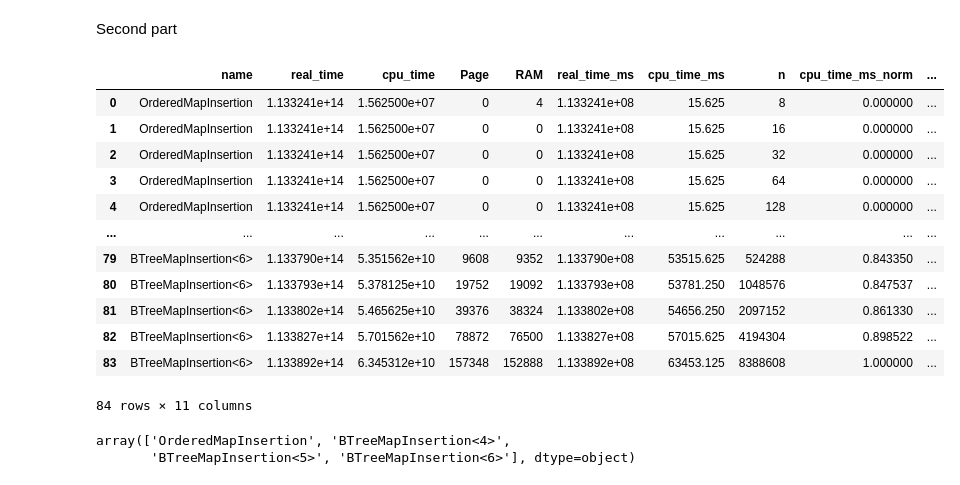
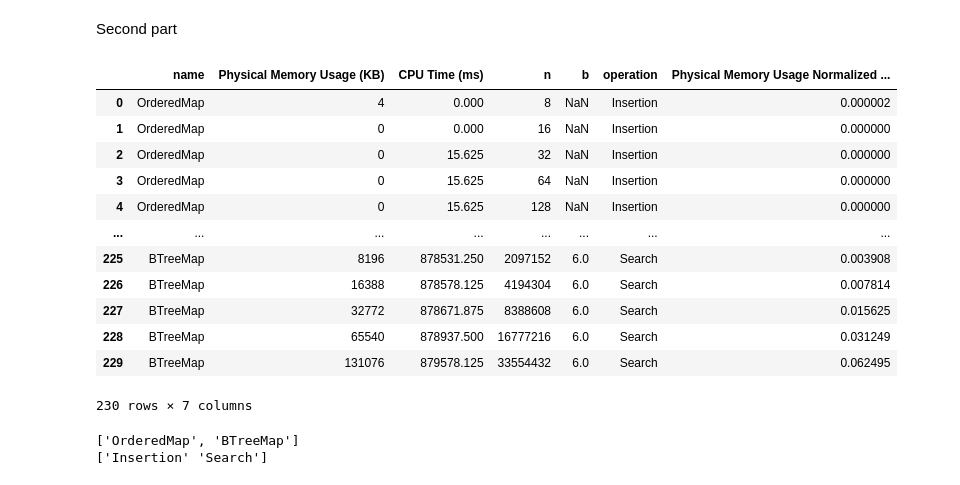
Before and after one commit to APAL-T2-2025/ASN1, a Jupyter notebook: notebook/b_tree.ipynb, the cells around one changed output. Drawn from its saved outputs; the diff is of its cells as text; code cells hidden in the pictures.

```diff
--- a/notebook/b_tree.ipynb
+++ b/notebook/b_tree.ipynb
@@ -128,44 +213,65 @@ Second part
 # %%
 with open("../code/btree/build/Release/output_over_n.json") as f:
     data = json.load(f)
 
 benchmarks = data['benchmarks']
 
 btree_df = pd.DataFrame(benchmarks)
 
-btree_df['real_time_ms'] = btree_df['real_time'] / 1e6
+# btree_df['real_time_ms'] = btree_df['real_time'] / 1e6
 btree_df['cpu_time_ms'] = btree_df['cpu_time'] / 1e6
 btree_df['RAM'] = btree_df['RAM'].astype(int)
-btree_df['Page'] = btree_df['Page'].astype(int)
+# btree_df['Page'] = btree_df['Page'].astype(int)
 
 btree_df['n'] = btree_df['name'].apply(lambda x: pd.to_numeric(x.split('/')[1]) if len(x.split('/')) > 1 else None)
+btree_df['b'] = pd.to_numeric(btree_df['name'].str.extract(r'<(\d+)>')[0])
 btree_df['name'] = btree_df['name'].apply(lambda x: x.split('/')[0] if '/' in x else x)
+btree_df['operation'] = btree_df['name'].apply(lambda x: x.split('_')[1].split('<')[0] if '_' in x else x)
+btree_df['name'] = btree_df['name'].apply(lambda x: x.split('_')[0].split('>')[0] if '_' in x else x)
 
-btree_df['cpu_time_ms_norm'] = scaler.fit_transform(btree_df[['cpu_time_ms']])
-btree_df['RAM_norm'] = scaler.fit_transform(btree_df[['RAM']])
-btree_df['Page_norm'] = scaler.fit_transform(btree_df[['Page']])
+# btree_df['cpu_time_ms_norm'] = (btree_df['cpu_time_ms'] - btree_df['cpu_time_ms'].min()) / (btree_df['cpu_time_ms'].max() - btree_df['cpu_time_ms'].min())
+btree_df['RAM_norm'] = (btree_df['RAM'] - btree_df['RAM'].min()) / (btree_df['RAM'].max() - btree_df['RAM'].min())
+# btree_df['Page_norm'] = scaler.fit_transform(btree_df[['Page']])
 
-btree_df.drop(columns=['iterations', 'repetition_index', 'run_name', 'repetitions', 'threads', 'run_type', 'family_index', 'per_family_instance_index', 'time_unit'], inplace=True)
+btree_df.drop(columns=['real_time', 'cpu_time','iterations', 'repetition_index', 'run_name', 'repetitions', 'threads', 'run_type', 'family_index', 'per_family_instance_index', 'time_unit', 'Page', 'real_time'], inplace=True)
+
+btree_df.rename(columns={
+    'cpu_time_ms_norm': 'CPU Time Normalized [0, 1]',
+    'cpu_time_ms': 'CPU Time (ms)',
+    'RAM': 'Physical Memory Usage (KB)',
+    'RAM_norm': 'Physical Memory Usage Normalized [0, 1]',
+}, inplace=True)
 
 btree_df
 # %% [output]
-|  | name | real_time | cpu_time | Page | RAM | real_time_ms | cpu_time_ms | n | cpu_time_ms_norm | ... |
-| 0 | OrderedMapInsertion | 1.133241e+14 | 1.562500e+07 | 0 | 4 | 1.133241e+08 | 15.625 | 8 | 0.000000 | ... |
-| 1 | OrderedMapInsertion | 1.133241e+14 | 1.562500e+07 | 0 | 0 | 1.133241e+08 | 15.625 | 16 | 0.000000 | ... |
-| 2 | OrderedMapInsertion | 1.133241e+14 | 1.562500e+07 | 0 | 0 | 1.133241e+08 | 15.625 | 32 | 0.000000 | ... |
-| 3 | OrderedMapInsertion | 1.133241e+14 | 1.562500e+07 | 0 | 0 | 1.133241e+08 | 15.625 | 64 | 0.000000 | ... |
-| 4 | OrderedMapInsertion | 1.133241e+14 | 1.562500e+07 | 0 | 0 | 1.133241e+08 | 15.625 | 128 | 0.000000 | ... |
-| ... | ... | ... | ... | ... | ... | ... | ... | ... | ... | ... |
-| 79 | BTreeMapInsertion<6> | 1.133790e+14 | 5.351562e+10 | 9608 | 9352 | 1.133790e+08 | 53515.625 | 524288 | 0.843350 | ... |
-| 80 | BTreeMapInsertion<6> | 1.133793e+14 | 5.378125e+10 | 19752 | 19092 | 1.133793e+08 | 53781.250 | 1048576 | 0.847537 | ... |
-| 81 | BTreeMapInsertion<6> | 1.133802e+14 | 5.465625e+10 | 39376 | 38324 | 1.133802e+08 | 54656.250 | 2097152 | 0.861330 | ... |
-| 82 | BTreeMapInsertion<6> | 1.133827e+14 | 5.701562e+10 | 78872 | 76500 | 1.133827e+08 | 57015.625 | 4194304 | 0.898522 | ... |
-| 83 | BTreeMapInsertion<6> | 1.133892e+14 | 6.345312e+10 | 157348 | 152888 | 1.133892e+08 | 63453.125 | 8388608 | 1.000000 | ... |
+|  | name | Physical Memory Usage (KB) | CPU Time (ms) | n | b | operation | Physical Memory Usage Normalized ... |
+| 0 | OrderedMap | 4 | 0.000 | 8 | NaN | Insertion | 0.000002 |
+| 1 | OrderedMap | 0 | 0.000 | 16 | NaN | Insertion | 0.000000 |
+| 2 | OrderedMap | 0 | 15.625 | 32 | NaN | Insertion | 0.000000 |
+| 3 | OrderedMap | 0 | 15.625 | 64 | NaN | Insertion | 0.000000 |
+| 4 | OrderedMap | 0 | 15.625 | 128 | NaN | Insertion | 0.000000 |
+| ... | ... | ... | ... | ... | ... | ... | ... |
+| 225 | BTreeMap | 8196 | 878531.250 | 2097152 | 6.0 | Search | 0.003908 |
+| 226 | BTreeMap | 16388 | 878578.125 | 4194304 | 6.0 | Search | 0.007814 |
+| 227 | BTreeMap | 32772 | 878671.875 | 8388608 | 6.0 | Search | 0.015625 |
+| 228 | BTreeMap | 65540 | 878937.500 | 16777216 | 6.0 | Search | 0.031249 |
+| 229 | BTreeMap | 131076 | 879578.125 | 33554432 | 6.0 | Search | 0.062495 |
-84 rows × 11 columns
+230 rows × 7 columns
 # %%
-names = pd.unique(btree_df['name'])
+names = btree_df['name'].unique().tolist()
+operations = btree_df['operation'].unique()
+
+
+df_filtered_btree = btree_df[btree_df['name'] == 'BTreeMap']
+df_filtered_map = btree_df[btree_df['name'] == 'OrderedMap']
+
+exclude_columns = ['name', 'n', 'operation', 'b']
+
+unique_names = btree_df['name'].unique().tolist()
+print(unique_names)
+print(operations)
 # %% [output]
-array(['OrderedMapInsertion', 'BTreeMapInsertion<4>',
-       'BTreeMapInsertion<5>', 'BTreeMapInsertion<6>'], dtype=object)
+['OrderedMap', 'BTreeMap']
+['Insertion' 'Search']
 # %%
 # Get unique names
```
Also changed, not shown: parts of 7 cells of this notebook, 28 other files.
